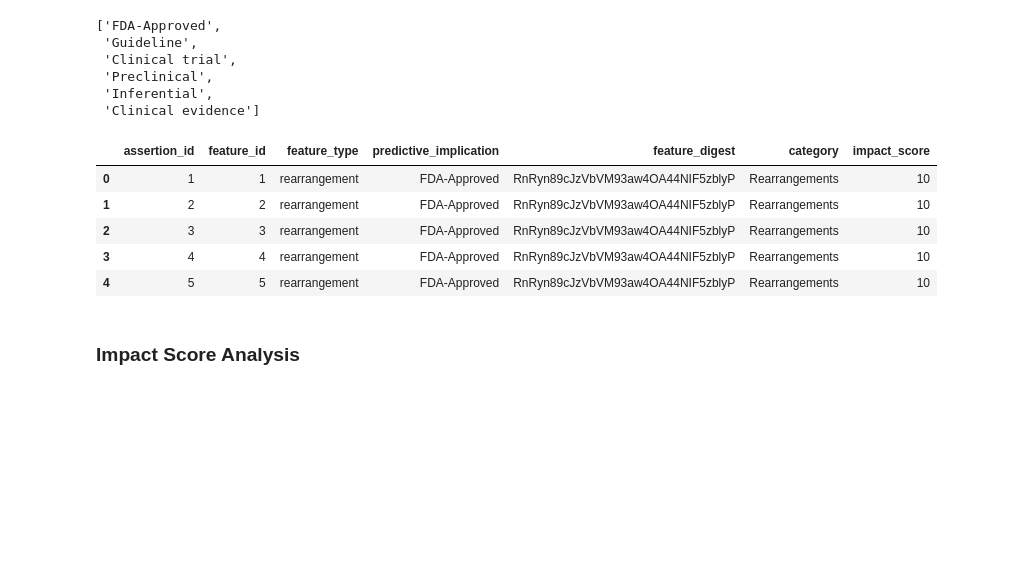
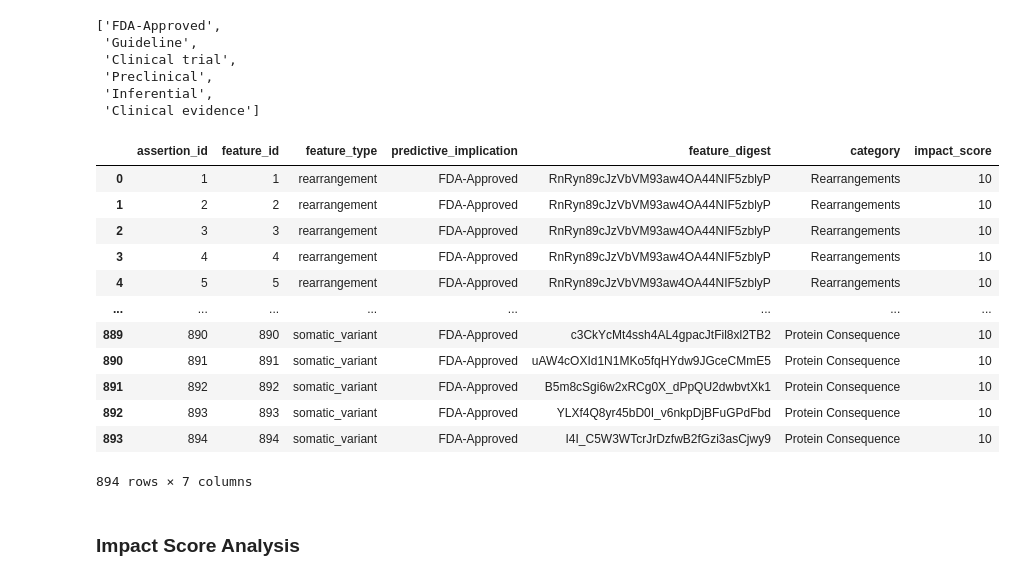
Before and after one commit to GenomicMedLab/variation-normalizer-manuscript, a Jupyter notebook: analysis/moa/moa_assertion_analysis.ipynb, the cells around one changed output. Drawn from its saved outputs; the diff is of its cells as text; code cells hidden in the pictures; blank space fills up the shorter version.

```diff
--- a/analysis/moa/moa_assertion_analysis.ipynb
+++ b/analysis/moa/moa_assertion_analysis.ipynb
@@ -194,21 +194,28 @@ list(predictive_implication_categories)
 # %%
 moa_df["impact_score"] = moa_df["predictive_implication"].copy()
 
 moa_df.loc[moa_df["impact_score"] == "FDA-Approved", "impact_score"] = 10
 moa_df.loc[moa_df["impact_score"] == "Guideline", "impact_score"] = 10
 moa_df.loc[moa_df["impact_score"] == "Clinical evidence", "impact_score"] = 5
 moa_df.loc[moa_df["impact_score"] == "Clinical trial", "impact_score"] = 5
 moa_df.loc[moa_df["impact_score"] == "Preclinical", "impact_score"] = 1
 moa_df.loc[moa_df["impact_score"] == "Inferential", "impact_score"] = 1
 
-moa_df.head()
+moa_df
 # %% [output]
 |  | assertion_id | feature_id | feature_type | predictive_implication | feature_digest | category | impact_score |
 | 0 | 1 | 1 | rearrangement | FDA-Approved | RnRyn89cJzVbVM93aw4OA44NIF5zblyP | Rearrangements | 10 |
 | 1 | 2 | 2 | rearrangement | FDA-Approved | RnRyn89cJzVbVM93aw4OA44NIF5zblyP | Rearrangements | 10 |
 | 2 | 3 | 3 | rearrangement | FDA-Approved | RnRyn89cJzVbVM93aw4OA44NIF5zblyP | Rearrangements | 10 |
 | 3 | 4 | 4 | rearrangement | FDA-Approved | RnRyn89cJzVbVM93aw4OA44NIF5zblyP | Rearrangements | 10 |
 | 4 | 5 | 5 | rearrangement | FDA-Approved | RnRyn89cJzVbVM93aw4OA44NIF5zblyP | Rearrangements | 10 |
+| ... | ... | ... | ... | ... | ... | ... | ... |
+| 889 | 890 | 890 | somatic_variant | FDA-Approved | c3CkYcMt4ssh4AL4gpacJtFil8xl2TB2 | Protein Consequence | 10 |
+| 890 | 891 | 891 | somatic_variant | FDA-Approved | uAW4cOXId1N1MKo5fqHYdw9JGceCMmE5 | Protein Consequence | 10 |
+| 891 | 892 | 892 | somatic_variant | FDA-Approved | B5m8cSgi6w2xRCg0X_dPpQU2dwbvtXk1 | Protein Consequence | 10 |
+| 892 | 893 | 893 | somatic_variant | FDA-Approved | YLXf4Q8yr45bD0I_v6nkpDjBFuGPdFbd | Protein Consequence | 10 |
+| 893 | 894 | 894 | somatic_variant | FDA-Approved | I4I_C5W3WTcrJrDzfwB2fGzi3asCjwy9 | Protein Consequence | 10 |
+894 rows × 7 columns
 # %% [markdown]
 ### Impact Score Analysis
 # %%
```
Also changed, not shown: parts of 3 cells of this notebook.
